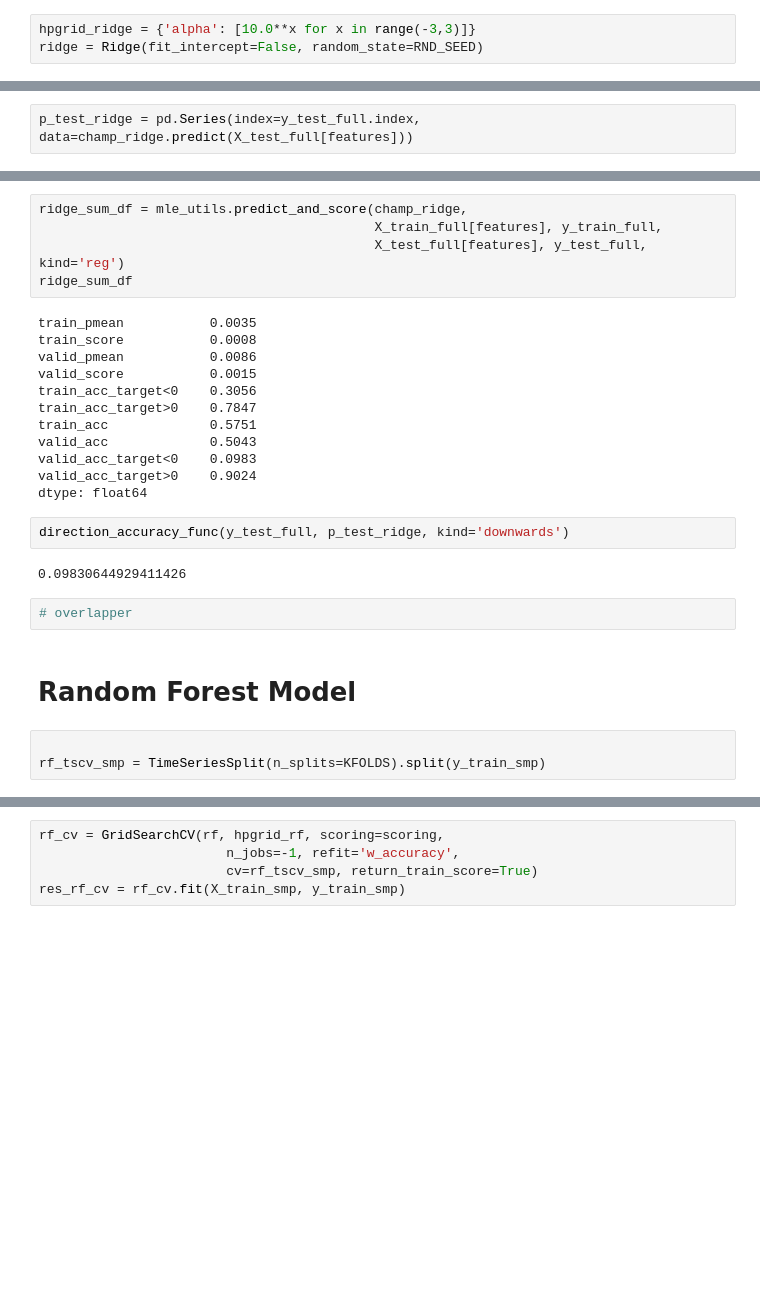
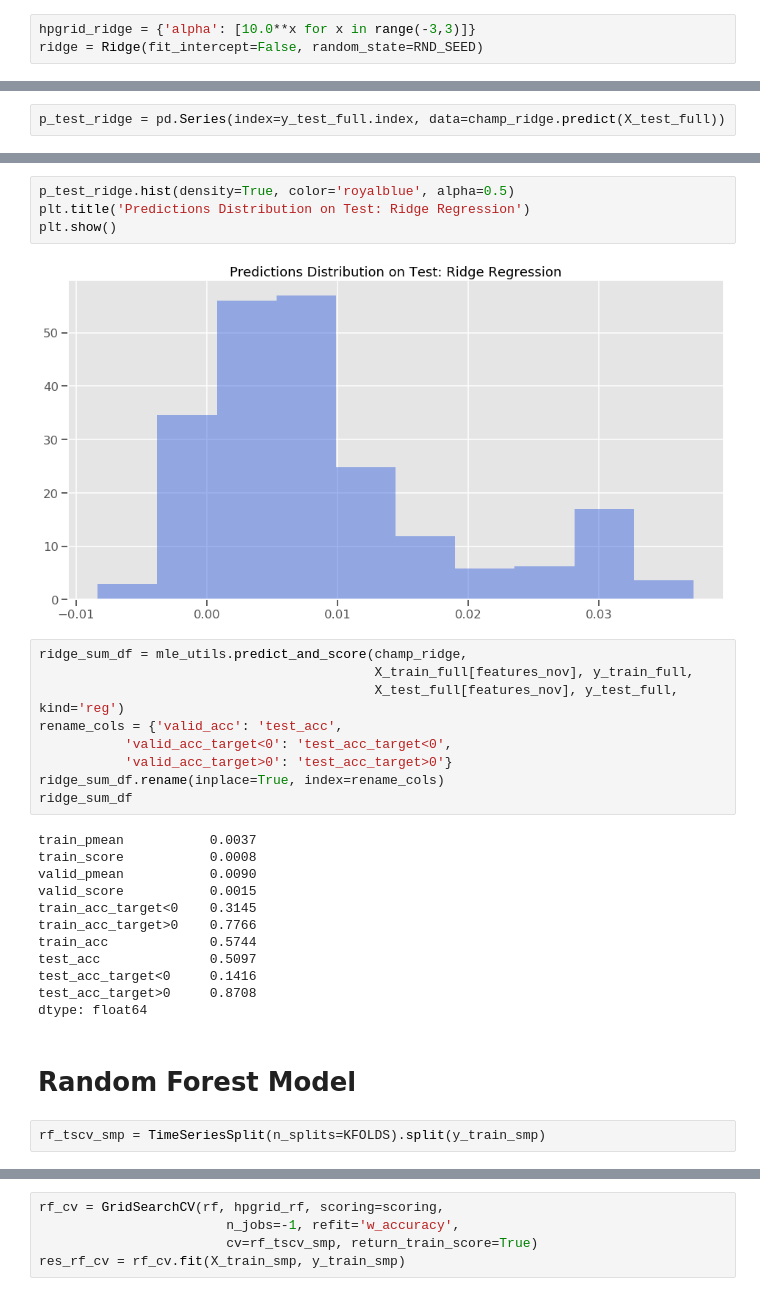
Before and after one commit to manualrg/dslab-ai-for-trading, a Jupyter notebook: 03_ml_models/01_mlmod_raw_models.ipynb, the cells around one changed output, grey strips where cells are left out. Saved outputs shown, nothing was run; the diff lists cells and outputs as text; blank space fills up the shorter version.

```diff
--- a/03_ml_models/01_mlmod_raw_models.ipynb
+++ b/03_ml_models/01_mlmod_raw_models.ipynb
@@ -145,4 +72,4 @@ champ_ridge.fit(X_train_smp[features], y_train_smp)
 Ridge(alpha=0.1, copy_X=True, fit_intercept=False, max_iter=None,
       normalize=False, random_state=123, solver='auto', tol=0.001)
 # %%
-p_test_ridge = pd.Series(index=y_test_full.index, data=champ_ridge.predict(X_test_full[features]))
+p_test_ridge = pd.Series(index=y_test_full.index, data=champ_ridge.predict(X_test_full))
@@ -154,29 +127,32 @@ p_test_ridge.hist()
+# %%
+p_test_ridge.hist(density=True, color='royalblue', alpha=0.5)
+plt.title('Predictions Distribution on Test: Ridge Regression')
+plt.show()
+# %% [output]
+[figure, added]
 # %%
 ridge_sum_df = mle_utils.predict_and_score(champ_ridge,
-                                           X_train_full[features], y_train_full,
-                                           X_test_full[features], y_test_full, kind='reg')
+                                           X_train_full[features_nov], y_train_full,
+                                           X_test_full[features_nov], y_test_full, kind='reg')
+rename_cols = {'valid_acc': 'test_acc',
+           'valid_acc_target<0': 'test_acc_target<0',
+           'valid_acc_target>0': 'test_acc_target>0'}
+ridge_sum_df.rename(inplace=True, index=rename_cols)
 ridge_sum_df
 # %% [output]
-train_pmean           0.0035
+train_pmean           0.0037
 train_score           0.0008
-valid_pmean           0.0086
+valid_pmean           0.0090
 valid_score           0.0015
-train_acc_target<0    0.3056
-train_acc_target>0    0.7847
-train_acc             0.5751
-valid_acc             0.5043
-valid_acc_target<0    0.0983
-valid_acc_target>0    0.9024
+train_acc_target<0    0.3145
+train_acc_target>0    0.7766
+train_acc             0.5744
+test_acc              0.5097
+test_acc_target<0     0.1416
+test_acc_target>0     0.8708
 dtype: float64
-# %%
-direction_accuracy_func(y_test_full, p_test_ridge, kind='downwards')
-# %% [output]
-0.09830644929411426
-# %%
-# overlapper
 # %% [markdown]
 # Random Forest Model
 # %%
-
 rf_tscv_smp = TimeSeriesSplit(n_splits=KFOLDS).split(y_train_smp)
 # %%
```
Also changed, not shown: parts of 36 cells of this notebook, 3 other files.
